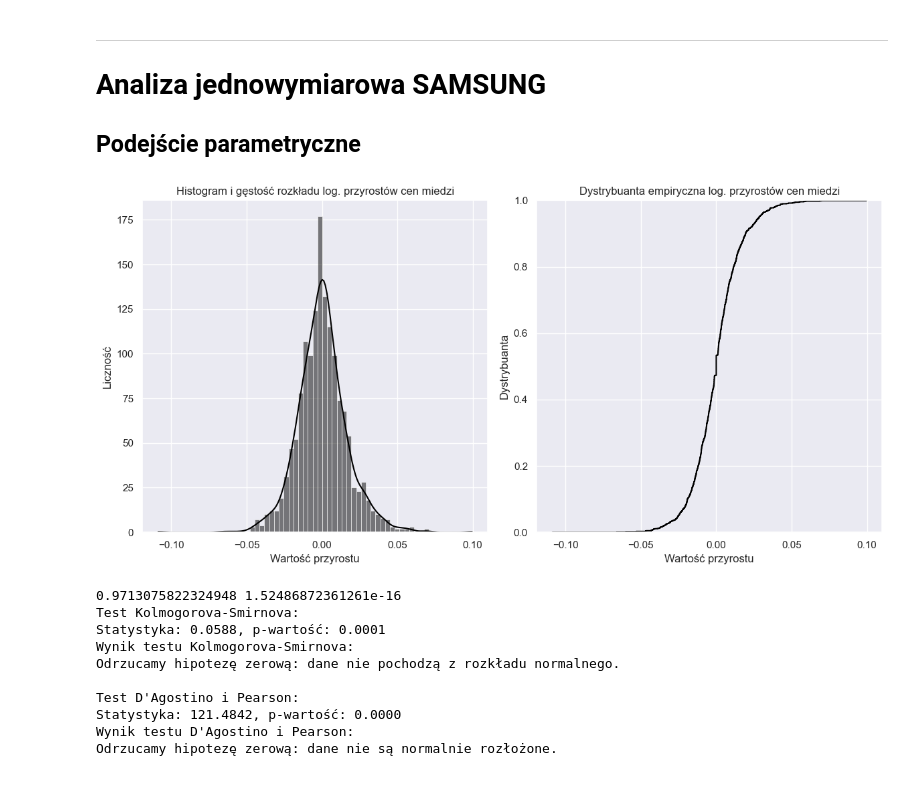
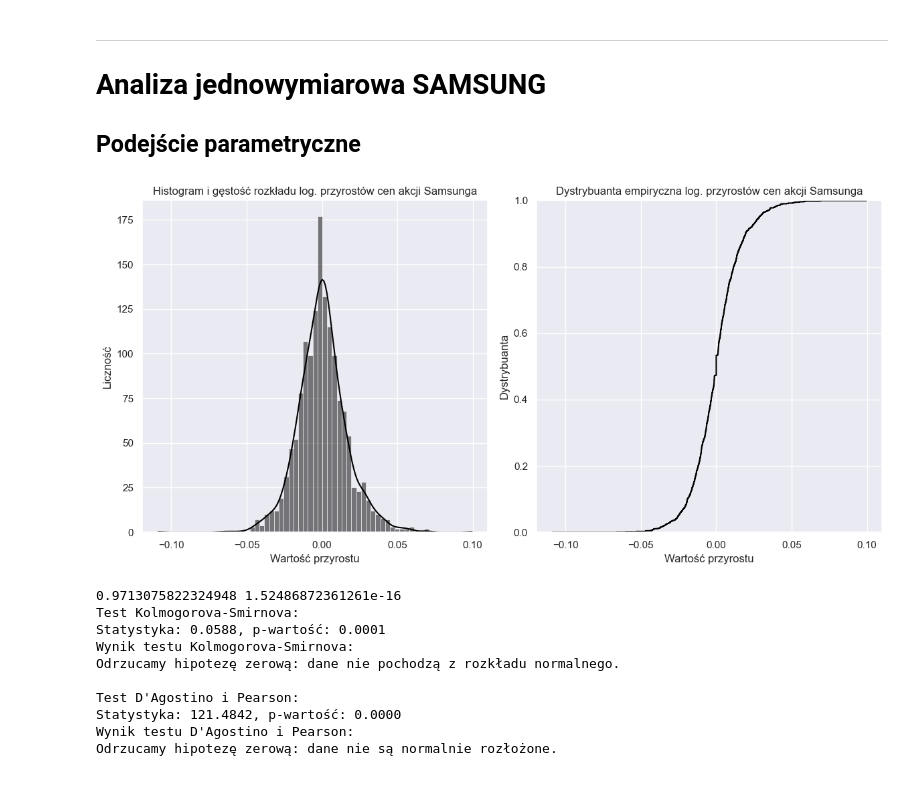
Before and after one commit to mathieuboro/nvidia_risk_management, a Jupyter notebook: projekt 2.ipynb, the cells around one changed output. Drawn from its saved outputs; the diff is of its cells as text; code cells hidden in the pictures.

Commit message:
cooper -> samsung

```diff
--- a/projekt 2.ipynb
+++ b/projekt 2.ipynb
@@ -588,23 +588,23 @@ ____
 # %%
 fig, axes = plt.subplots(1, 2, figsize=(12, 6))
 
 # Histogram i gęstość rozkładu na pierwszym subplocie
 sns.histplot(log_returns_samsung, kde=True, ax=axes[0], color = 'black')
-axes[0].set_title('Histogram i gęstość rozkładu log. przyrostów cen miedzi')
+axes[0].set_title('Histogram i gęstość rozkładu log. przyrostów cen akcji Samsunga')
 axes[0].set_xlabel('Wartość przyrostu')
 axes[0].set_ylabel('Liczność')
 
 # Dystrybuanta empiryczna na drugim subplocie
 sns.ecdfplot(log_returns_samsung, ax=axes[1], color = 'black')
-axes[1].set_title('Dystrybuanta empiryczna log. przyrostów cen miedzi')
+axes[1].set_title('Dystrybuanta empiryczna log. przyrostów cen akcji Samsunga')
 axes[1].set_xlabel('Wartość przyrostu')
 axes[1].set_ylabel('Dystrybuanta')
 
 # Wyświetlanie wykresu
 plt.tight_layout()
 plt.show()
 # %% [output]
-[figure, old version]
+[figure, new version]
 # %%
 normality_tests(log_returns_samsung)
 # %% [output]
```
